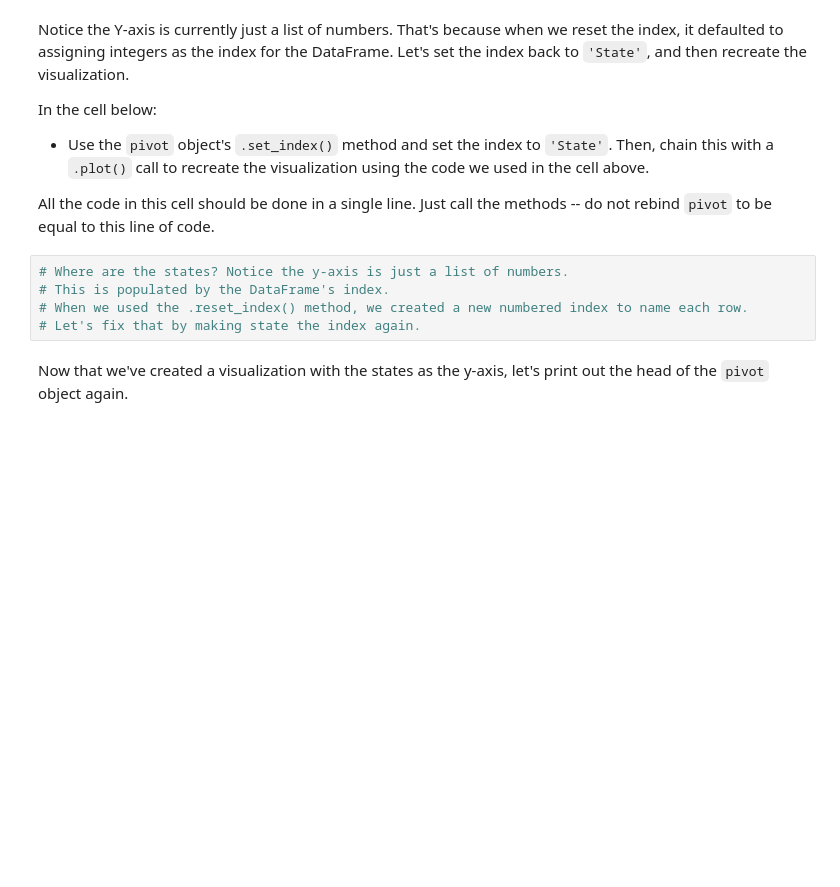
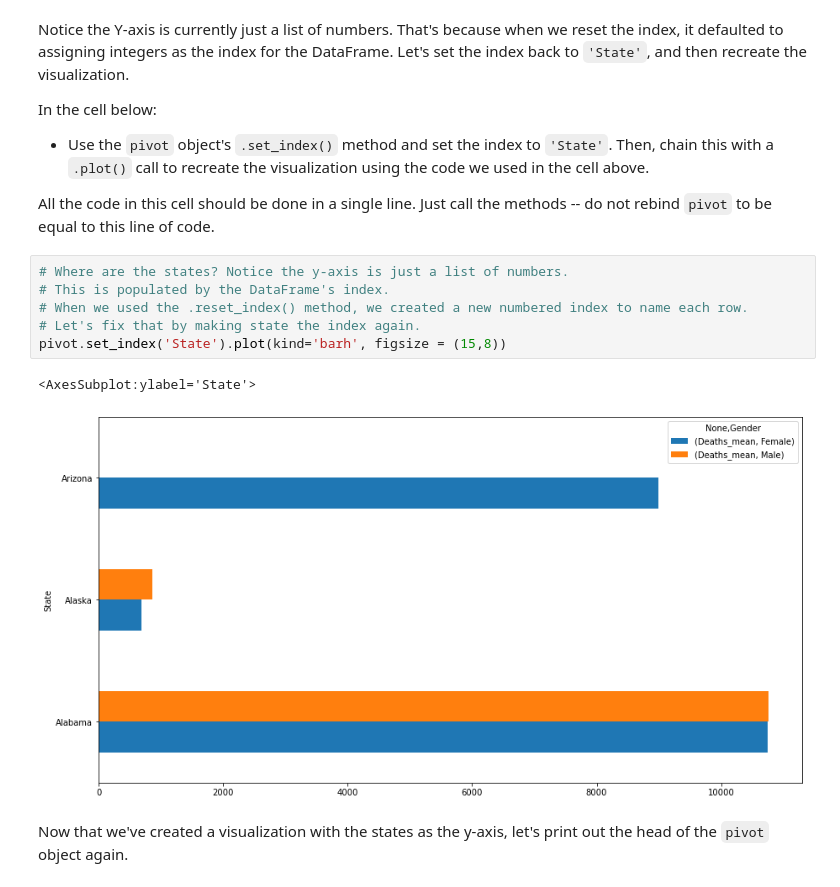
Before and after one commit to Daisy96494/dsc-pivot-tables-pandas-lab, a Jupyter notebook: index.ipynb, the cells around one changed output. Saved outputs shown, nothing was run; the diff lists cells and outputs as text; blank space fills up the shorter version.

```diff
--- a/index.ipynb
+++ b/index.ipynb
@@ -386,8 +443,12 @@ All the code in this cell should be done in a single line.  Just call the method
 # %%
 # Where are the states? Notice the y-axis is just a list of numbers.
 # This is populated by the DataFrame's index.
 # When we used the .reset_index() method, we created a new numbered index to name each row.
 # Let's fix that by making state the index again.
+pivot.set_index('State').plot(kind='barh', figsize = (15,8))
+# %% [output]
+<AxesSubplot:ylabel='State'>
+[figure, added]
 # %% [markdown]
 Now that we've created a visualization with the states as the y-axis, let's print out the head of the `pivot` object again.
 # %%
```
Also changed, not shown: parts of 20 cells of this notebook.
